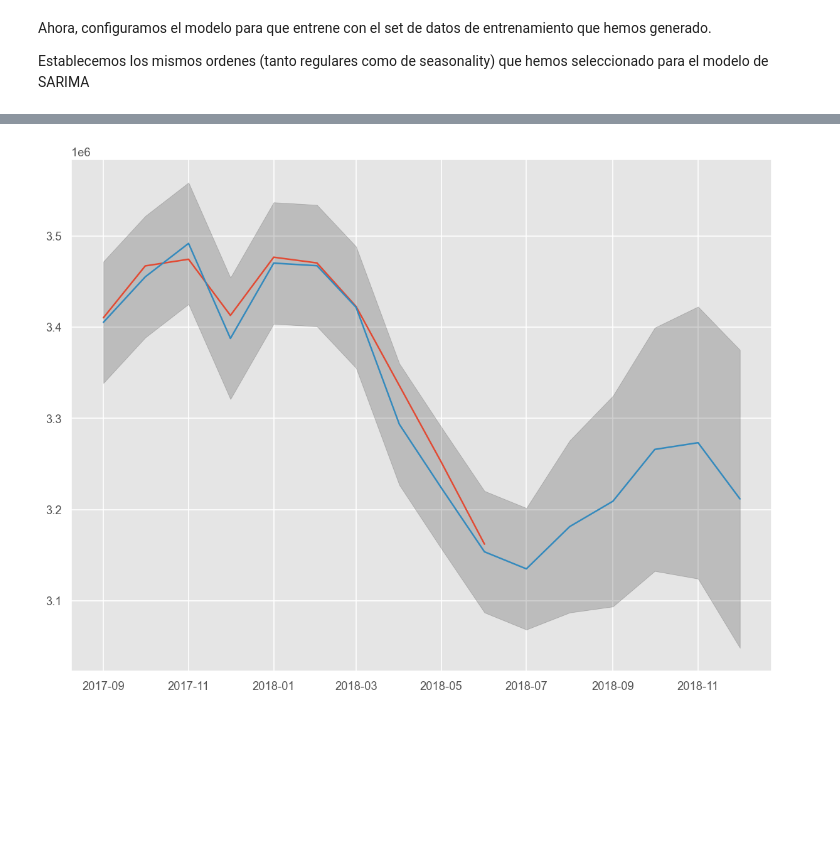
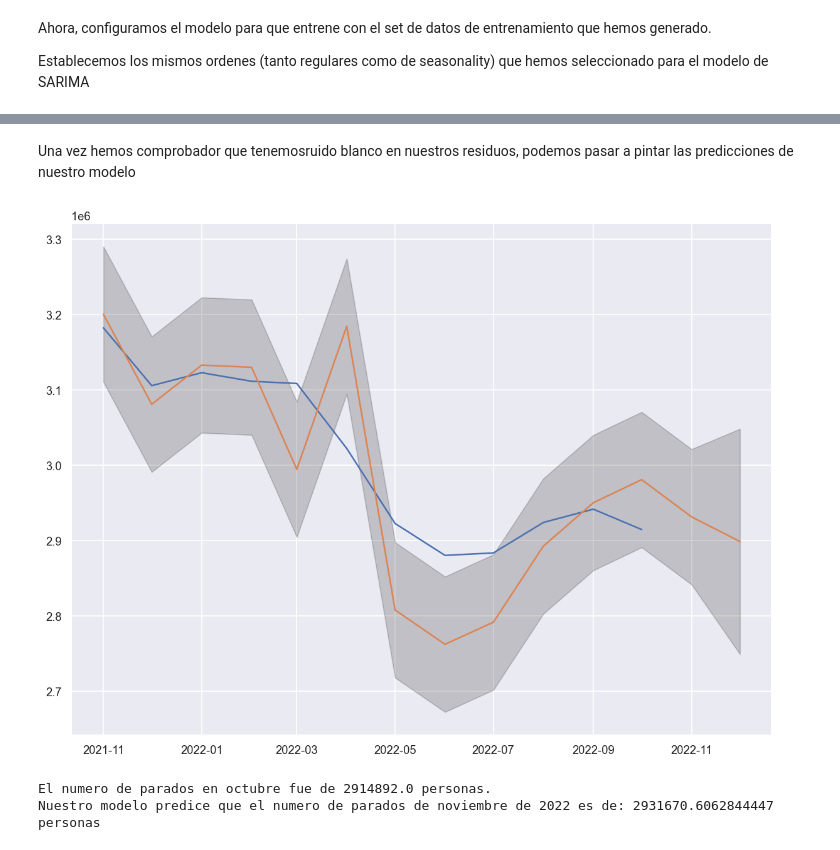
Before and after one commit to MartaSimon/ML_A2, a Jupyter notebook: scriptMarta.ipynb, the cells around one changed output, grey strips where cells are left out. Saved outputs shown, nothing was run; the diff lists cells and outputs as text; code cells hidden in the pictures; blank space fills up the shorter version.

Commit message:
SARIMAX ajustado

```diff
--- a/scriptMarta.ipynb
+++ b/scriptMarta.ipynb
@@ -462,32 +482,33 @@ df_unemployment.head()
+# %%
+df_unemployment_save = df_unemployment.copy()
+# %%
+df_unemployment = df_unemployment_save.copy()
 # %%
 # Define input and output matrices
-INPUTS = ['COVID_L', 'MONTH']
+INPUTS = ['COVID_L', 'COVID_U']
 OUTPUT = 'TOTAL'
 
 # We have categorical inputs with many classes. We will create dummy variables automatically after
 X = df_unemployment[INPUTS]
 y = df_unemployment[OUTPUT]
-
-## Divide the data into training and test sets SEQUENTIALY -------------------------------------
-# Create random 80/20 % split
-# X_train = X.iloc[0:round(0.8*X.shape[0])]
-# X_test = X.iloc[round(0.8*X.shape[0])+1:X.shape[0]]
-# y_train = y.iloc[0:round(0.8*X.shape[0])]
-# y_test = y.iloc[round(0.8*X.shape[0])+1:X.shape[0]]
 # %% [markdown]
 Ahora, configuramos el modelo para que entrene con el set de datos de entrenamiento que hemos generado.
 
 Establecemos los mismos ordenes (tanto regulares como de seasonality) que hemos seleccionado para el modelo de SARIMA
 # %%
-INPUTS_SARMAX = ['COVID_L', 'MONTH']
-# meter lasgs de enrique y meterlos como input
 # We could also fit a more complicated model with ARMA with seasonal components.
 mod_sarimax = sm.tsa.SARIMAX(endog = y,
-                            order=(1,1,0), # Regular components (p,d,q) --> en el d ponemos un 1 porque hemos decidido diferenciar. AR(1)
-                            seasonal_order=(0, 1, 1, 12),  # Seasonal components [P,D,Q,S] --> Estacionales - MA(1)
-                            exog = X)
+                            trend = 'c',
+                            order=(1,1,3), # Regular components (p,d,q)
+                            seasonal_order=(1, 1, 1, 12),  # Seasonal components [P,D,Q,S]
+                            #  ORDEN DE SARIMA (anterior)
+                            # order=(1,1,0), # Regular components (p,d,q) --> en el d ponemos un 1 porque hemos decidido diferenciar. AR(1)
+                            # seasonal_order=(0, 1, 1, 12),  # Seasonal components [P,D,Q,S] --> Estacionales - MA(1)
+                            exog = X,
+                            enforce_invertibility=False,
+                            enforce_stationarity=False)
 res_sarimax = mod_sarimax.fit()
 
 # Show the summary of results
-print(res_sarimax.summary())
+res_sarimax.summary()
 # %% [output]
@@ -531,24 +565,35 @@ plot_pacf(res_sarimax.resid, lags=50,zero=False)
+# %% [markdown]
+Una vez hemos comprobador que tenemosruido blanco en nuestros residuos, podemos pasar a pintar las predicciones de nuestro modelo
 # %%
 #Obtain forecasts for in-sample and out-of-sample
-start = 200
-horizon = 5
-end = X_train.shape[0] + horizon
+start = 250
+horizon = 1
+end = df_unemployment.shape[0] + horizon
 
 pred = res_sarimax.get_prediction(start=start,
                                     end= end,
-                                    exog = X_test[INPUTS_SARMAX][0:6],
+                                    exog = df_unemployment[INPUTS][0:2],
                                     dynamic=False)
 yhat = pred.predicted_mean
 yhat_conf_int = pred.conf_int(alpha=0.05)
 
 initial_date = df_unemployment.index[start]
 
 plt.figure()
 plt.fill_between(yhat_conf_int.index,
                 yhat_conf_int.iloc[:, 0],
                 yhat_conf_int.iloc[:, 1], color='k', alpha=.2)
-plt.plot(y_train.loc[initial_date:])
+plt.plot(df_unemployment["TOTAL"].loc[initial_date:])
 plt.plot(yhat)
 plt.show()
 # %% [output]
-[figure, old version]
+[figure, new version]
+# %%
+# Ahora podemos obtener el numero de personas que predice nuestro modelo
+num_parados_noviembre = yhat.loc["2022-11-01"]
+num_parados_octubre = df_unemployment.loc["2022-10-01"]["TOTAL"]
+print(f"El numero de parados en octubre fue de {num_parados_octubre} personas.")
+print(f"Nuestro modelo predice que el numero de parados de noviembre de 2022 es de: {num_parados_noviembre} personas")
+# %% [output]
+El numero de parados en octubre fue de 2914892.0 personas.
+Nuestro modelo predice que el numero de parados de noviembre de 2022 es de: 2931670.6062844447 personas
```
Also changed, not shown: parts of 19 cells of this notebook.
